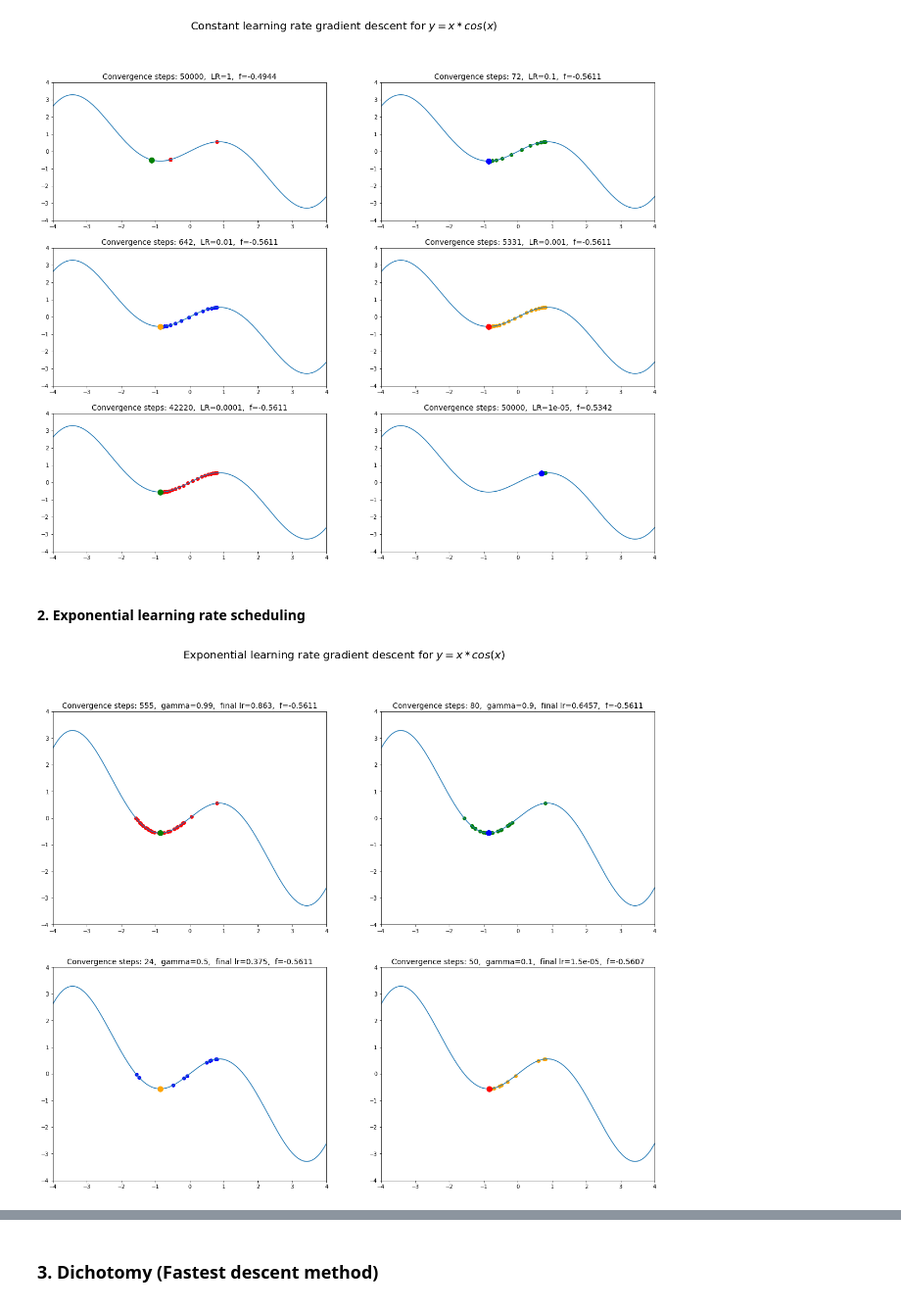
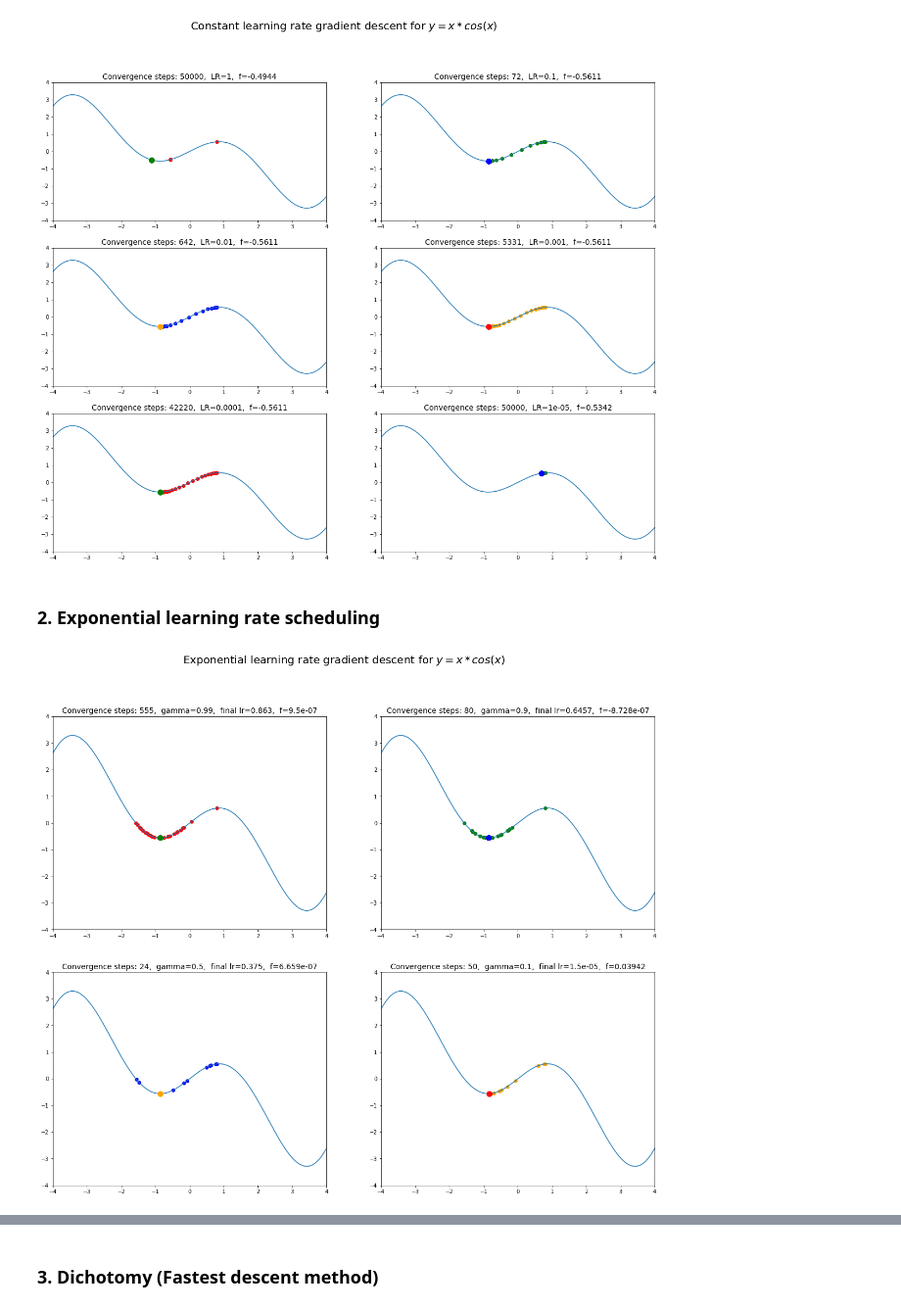
Before and after one commit to Danielto1404/Optimization-Methods, a Jupyter notebook: 01-gradient-descent/optimization.ipynb, the cells around one changed output, grey strips where cells are left out. Shown at 98% size. Drawn from its saved outputs; the diff is of its cells as text; code cells hidden in the pictures.

```diff
--- a/01-gradient-descent/optimization.ipynb
+++ b/01-gradient-descent/optimization.ipynb
@@ -151,18 +183,17 @@ $f'(x) = cos(x) - sin(x) * x$
+# %%
+COS_MUL_X = np.vectorize(lambda x: cos(x) * x)
+COS_MUL_X_GRAD = np.vectorize(lambda x: cos(x) - sin(x) * x)
+ITERATIONS = 50_000
+INITIAL = 0.8
 # %%
-f = lambda x: cos(x) * x
-derivative = lambda x: cos(x) - sin(x) * x
-
-iterations = 50_000
-initial = 0.8
-
 lrs = [1, 1e-1, 1e-2, 1e-3, 1e-4, 1e-5]
 
 data = []
 
 for lr in lrs:
     scheduler = ConstantScheduler(lr)
-    optimizer = GradientDescentOptimizer(f, derivative)
-    result = optimizer.optimize(initial, iterations, scheduler)
+    optimizer = GradientDescentOptimizer(COS_MUL_X, COS_MUL_X_GRAD)
+    result = optimizer.optimize(INITIAL, ITERATIONS, scheduler)
     data.append((*result, lr))
 # %%
 cols = 2
@@ -176,21 +207,15 @@ for i, (minimum_x, trace, made_steps, lr) in enumerate(data):
     row = i // 2
     ax = axs[row][col]
 
-    plot1d_descent(minimum_x, f, trace, ax)
-    ax.set_title(f"Convergence steps: {made_steps},  LR={lr},  f={f(minimum_x):.4}", fontsize=14)
+    plot1d_descent(minimum_x, COS_MUL_X, trace, ax)
+    ax.set_title(f"Convergence steps: {made_steps},  LR={lr},  f={COS_MUL_X(minimum_x):.4}", fontsize=14)
 
 plt.show()
 # %% [output]
 [figure]
 # %% [markdown]
-#### 2. Exponential learning rate scheduling
+### 2. Exponential learning rate scheduling
 # %%
-f = lambda x: cos(x) * x
-derivative = lambda x: cos(x) - sin(x) * x
-
-iterations = 50_000
-initial = 0.8
-
 LR = 1.5
 gammas = [0.99, 0.9, 0.5, 0.1]
 
@@ -198,26 +223,27 @@ data = []
 
 for gamma in gammas:
     scheduler = ExponentialScheduler(LR, gamma=gamma, every=10)
-    optimizer = GradientDescentOptimizer(f, derivative)
-    result = optimizer.optimize(initial, iterations, scheduler)
+    optimizer = GradientDescentOptimizer(COS_MUL_X, COS_MUL_X_GRAD)
+    result = optimizer.optimize(INITIAL, ITERATIONS, scheduler)
     data.append((*result, gamma, scheduler.lr))
 # %%
 cols = 2
 rows = len(data) // cols
 
 figure, axs = plt.subplots(rows, cols, figsize=(20, 16))
 figure.suptitle("Exponential learning rate gradient descent for $y = x * cos(x)$", fontsize=20)
 
 for i, (minimum_x, trace, made_steps, gamma, lr) in enumerate(data):
     col = i % 2
     row = i // 2
     ax = axs[row][col]
 
-    plot1d_descent(minimum_x, f, trace, ax)
-    ax.set_title(f"Convergence steps: {made_steps},  gamma={gamma},  final lr={lr:.4},  f={f(minimum_x):.4}",
-                 fontsize=14)
+    plot1d_descent(minimum_x, COS_MUL_X, trace, ax)
+    ax.set_title(
+        f"Convergence steps: {made_steps},  gamma={gamma},  final lr={lr:.4},  f={COS_MUL_X_GRAD(minimum_x):.4}",
+        fontsize=14)
 
 plt.show()
 # %% [output]
-[figure, old version]
+[figure, new version]
 # %%
```
Also changed, not shown: parts of 36 cells of this notebook, 3 other files.
